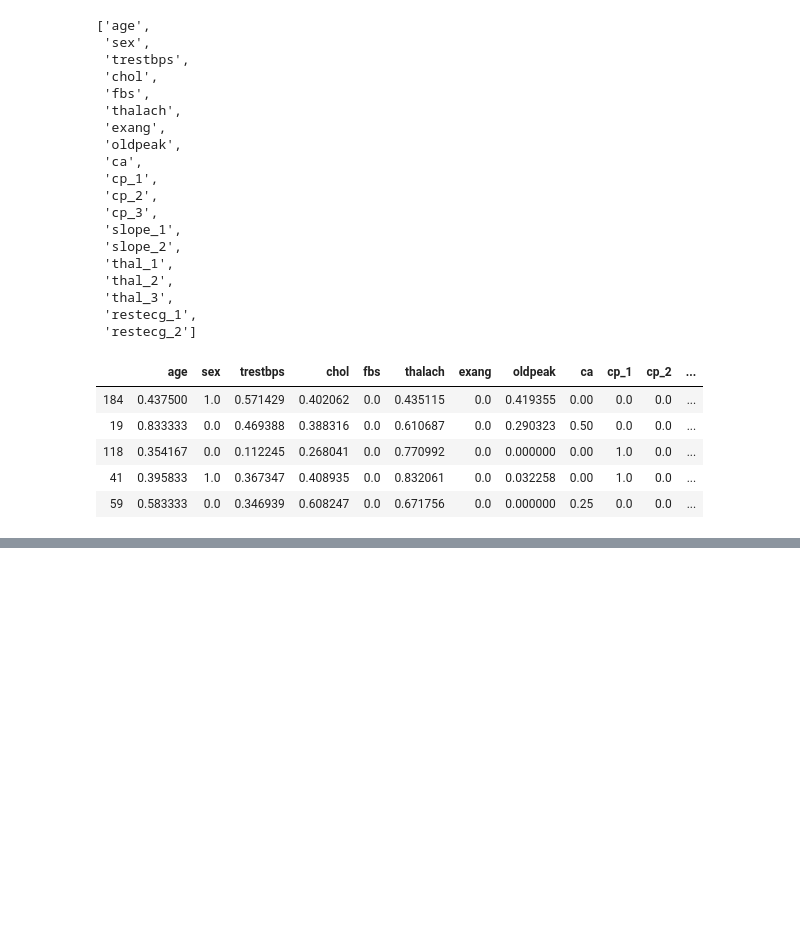
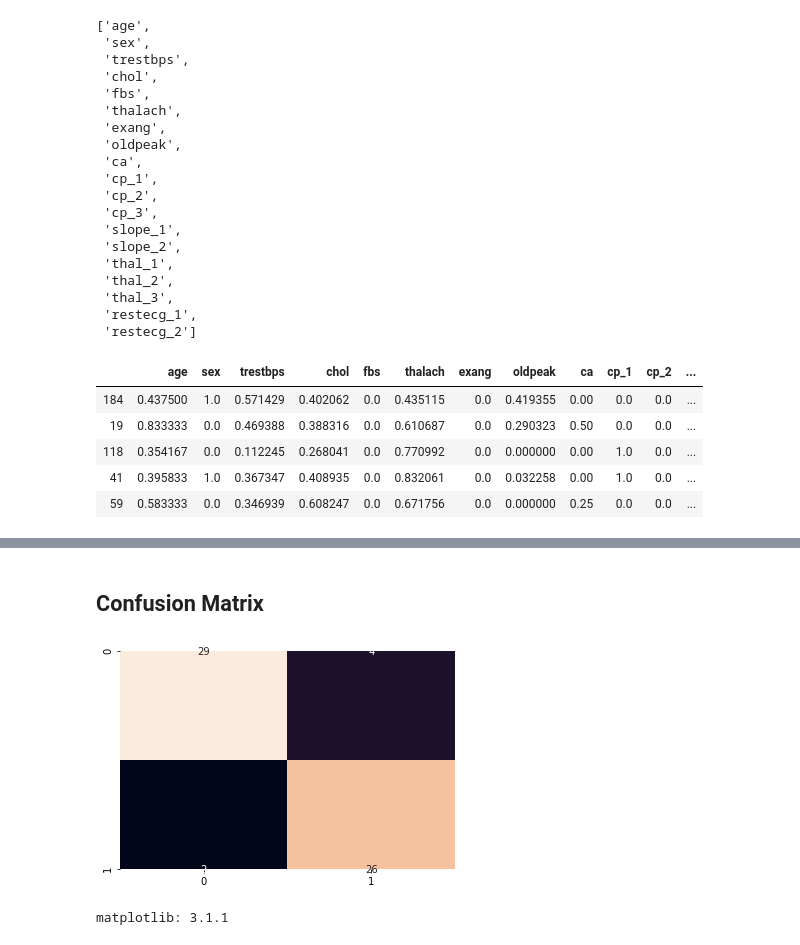
Before and after one commit to camadi/Heart-Disease-Prediction, a Jupyter notebook: Heart-Disease-Analysis.ipynb, the cells around one changed output, grey strips where cells are left out. Drawn from its saved outputs; the diff is of its cells as text; code cells hidden in the pictures; blank space fills up the shorter version.

```diff
--- a/Heart-Disease-Analysis.ipynb
+++ b/Heart-Disease-Analysis.ipynb
@@ -395,0 +368,2 @@ alt.Chart(accuracies_df).mark_bar().encode(
+# %% [markdown]
+## Confusion Matrix
@@ -395,0 +405,19 @@ alt.Chart(accuracies_df).mark_bar().encode(
+# %%
+gnb = GaussianNB()
+gnb.fit(X_train, y_train)
+gnb.score(X_test, y_test)
+
+gnb_pred = gnb.predict(X_test)
+# %%
+cm_test = confusion_matrix(y_test, gnb.predict(X_test))
+# %%
+heatmap = sns.heatmap(cm_test, annot=True, cbar = False)
+
+#heatmap = sns.heatmap(cm_test, annot=True,cmap="Blues",fmt="d",cbar=False, annot_kws={"size": 24})
+# %% [output]
+[figure, added]
+# %%
+import matplotlib
+print('matplotlib: {}'.format(matplotlib.__version__))
+# %% [output]
+matplotlib: 3.1.1
```
Also changed, not shown: parts of 13 cells of this notebook.
